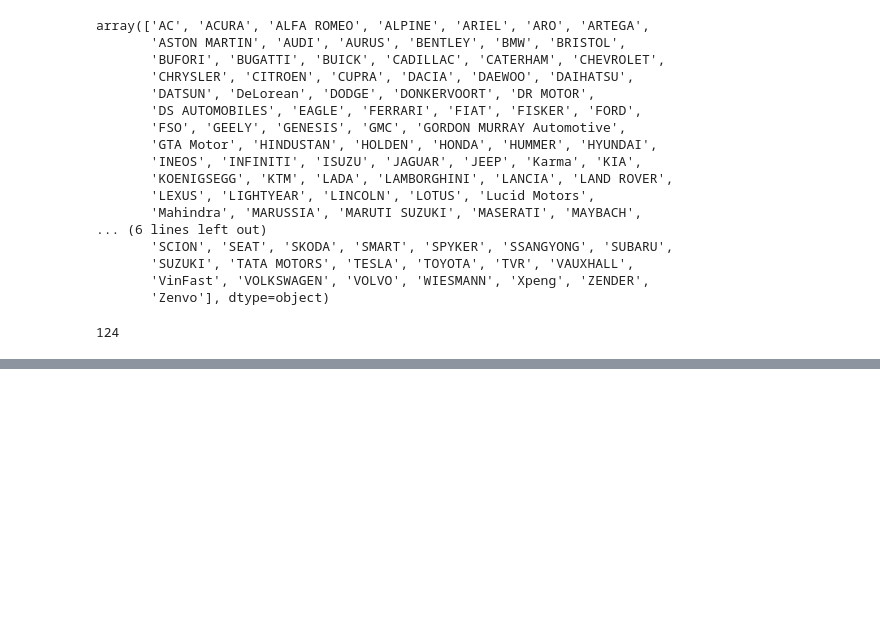
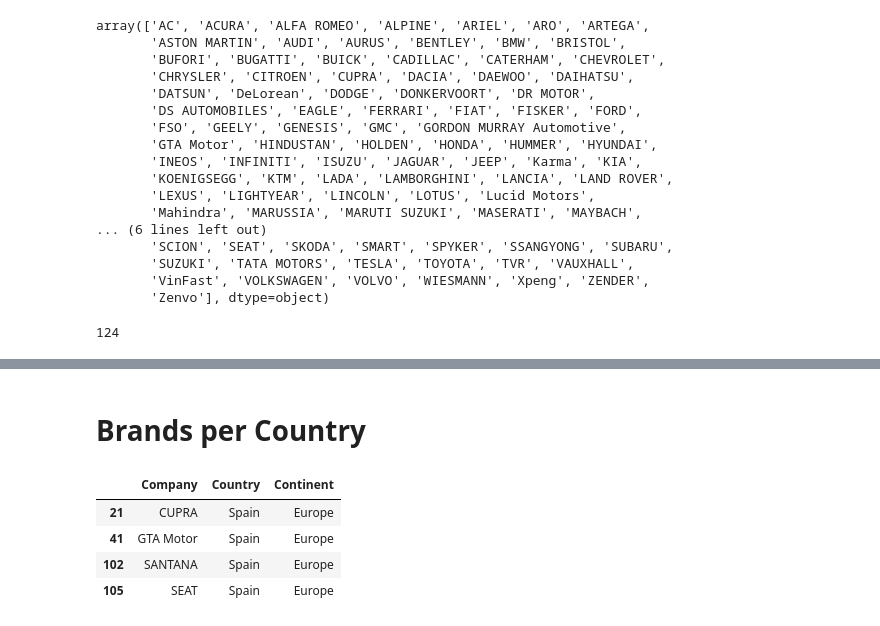
Before and after one commit to paulinomary/VAD-Dashboard, a Jupyter notebook: graphics.ipynb, the cells around one changed output, grey strips where cells are left out. Cells and saved outputs as stored; diff of their text form; code cells hidden in the pictures; blank space fills up the shorter version.

```diff
--- a/graphics.ipynb
+++ b/graphics.ipynb
@@ -42,0 +67,2 @@ complete.to_csv('complete_cars.csv', index=False)
+# %% [markdown]
+# Brands per Country
@@ -42,0 +101,10 @@ complete.to_csv('complete_cars.csv', index=False)
+# %%
+#Show the brands from Spain
+spain_brands = countries[countries['Country'] == 'Spain']
+spain_brands
+# %% [output]
+|  | Company | Country | Continent |
+| 21 | CUPRA | Spain | Europe |
+| 41 | GTA Motor | Spain | Europe |
+| 102 | SANTANA | Spain | Europe |
+| 105 | SEAT | Spain | Europe |
```
Also changed, not shown: parts of 16 cells of this notebook, 1 other file.
